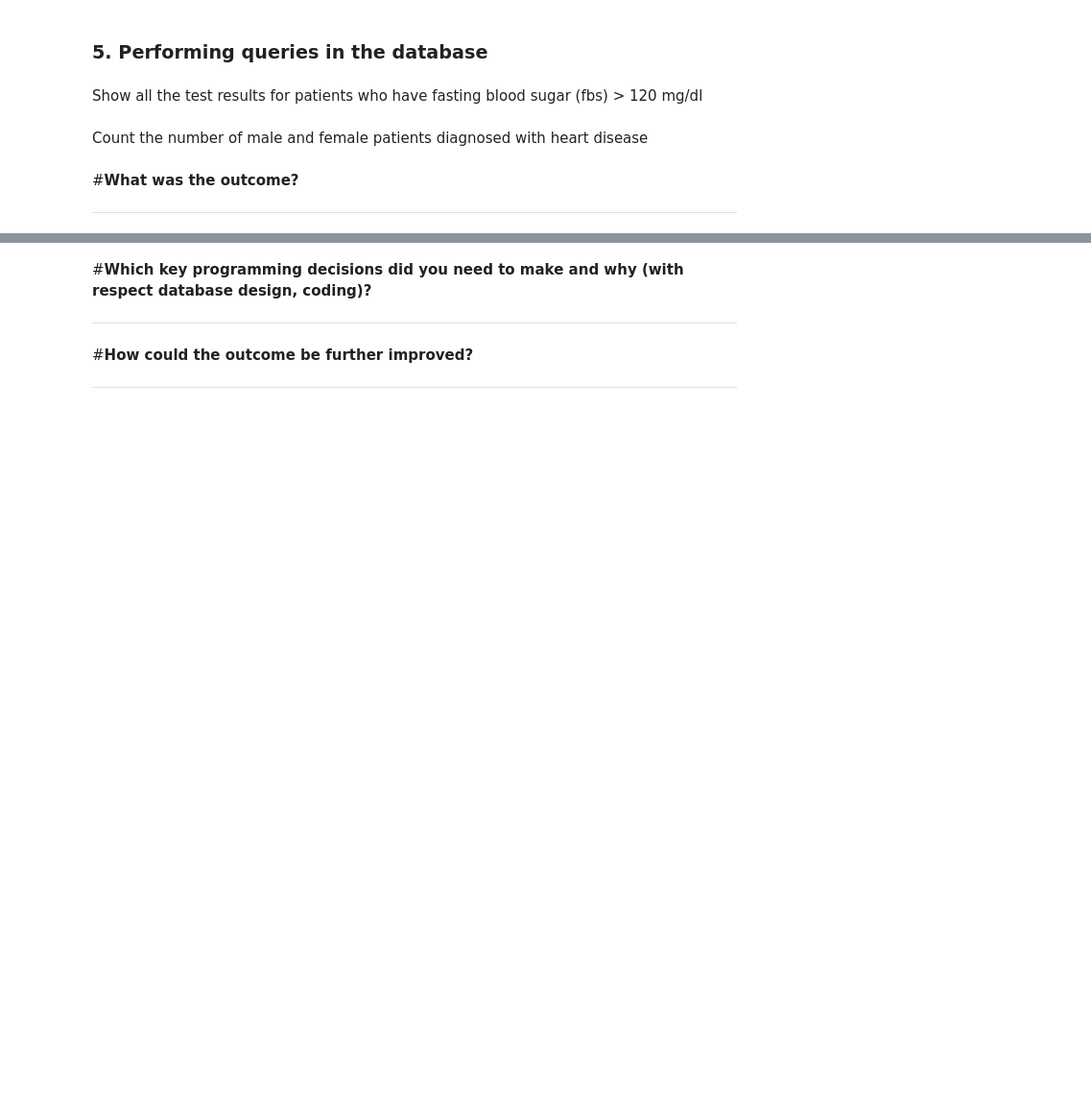
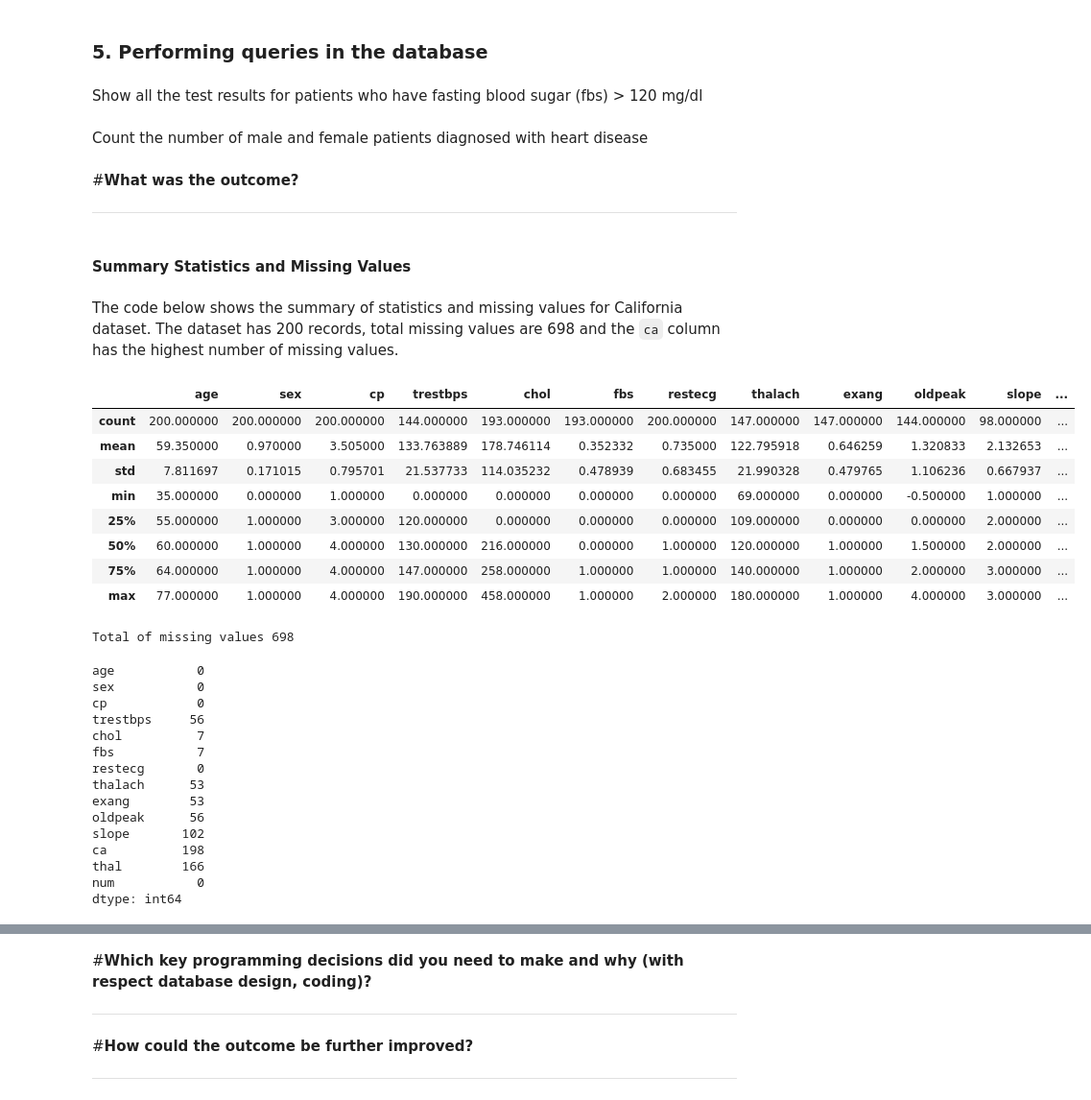
Before and after one commit to zahraa-m/SQLite3_pro, a Jupyter notebook: SQLite3_pro.ipynb, the cells around one changed output, grey strips where cells are left out. Shown at 96% size. Drawn from its saved outputs; the diff is of its cells as text; code cells hidden in the pictures; blank space fills up the shorter version.

```diff
--- a/SQLite3_pro.ipynb
+++ b/SQLite3_pro.ipynb
@@ -61,0 +54,2 @@ switzerland_df.describe()
+# %%
+cal_d=california_df.describe()
@@ -62,5 +62,5 @@ switzerland_df.describe()
 # %% [markdown]
 #### **Counting Missing values**
 # %%
-california_df.isna().sum()
+cal_mv=california_df.isna().sum()
 # %%
@@ -205,3 +205,40 @@ dia_hd = conn.execute('''SELECT sex, COUNT(diagnosis) FROM patients WHERE diagno
 #**What was the outcome?**
 
 ---
+# %% [markdown]
+#### **Summary Statistics and Missing Values**
+# %% [markdown]
+The code below shows the summary of statistics and missing values for California dataset. The dataset has 200 records, total missing values are 698 and the `ca` column has the highest number of missing values.
+# %%
+from google.colab import data_table
+data_table.enable_dataframe_formatter()
+display(cal_d)
+print()
+print("Total of missing values", cal_mv.sum())
+display(cal_mv)
+# %% [output]
+|  | age | sex | cp | trestbps | chol | fbs | restecg | thalach | exang | oldpeak | slope | ... |
+| count | 200.000000 | 200.000000 | 200.000000 | 144.000000 | 193.000000 | 193.000000 | 200.000000 | 147.000000 | 147.000000 | 144.000000 | 98.000000 | ... |
+| mean | 59.350000 | 0.970000 | 3.505000 | 133.763889 | 178.746114 | 0.352332 | 0.735000 | 122.795918 | 0.646259 | 1.320833 | 2.132653 | ... |
+| std | 7.811697 | 0.171015 | 0.795701 | 21.537733 | 114.035232 | 0.478939 | 0.683455 | 21.990328 | 0.479765 | 1.106236 | 0.667937 | ... |
+| min | 35.000000 | 0.000000 | 1.000000 | 0.000000 | 0.000000 | 0.000000 | 0.000000 | 69.000000 | 0.000000 | -0.500000 | 1.000000 | ... |
+| 25% | 55.000000 | 1.000000 | 3.000000 | 120.000000 | 0.000000 | 0.000000 | 0.000000 | 109.000000 | 0.000000 | 0.000000 | 2.000000 | ... |
+| 50% | 60.000000 | 1.000000 | 4.000000 | 130.000000 | 216.000000 | 0.000000 | 1.000000 | 120.000000 | 1.000000 | 1.500000 | 2.000000 | ... |
+| 75% | 64.000000 | 1.000000 | 4.000000 | 147.000000 | 258.000000 | 1.000000 | 1.000000 | 140.000000 | 1.000000 | 2.000000 | 3.000000 | ... |
+| max | 77.000000 | 1.000000 | 4.000000 | 190.000000 | 458.000000 | 1.000000 | 2.000000 | 180.000000 | 1.000000 | 4.000000 | 3.000000 | ... |
+Total of missing values 698
+age           0
+sex           0
+cp            0
+trestbps     56
+chol          7
+fbs           7
+restecg       0
+thalach      53
+exang        53
+oldpeak      56
+slope       102
+ca          198
+thal        166
+num           0
+dtype: int64
```
Also changed, not shown: parts of 22 cells of this notebook.
